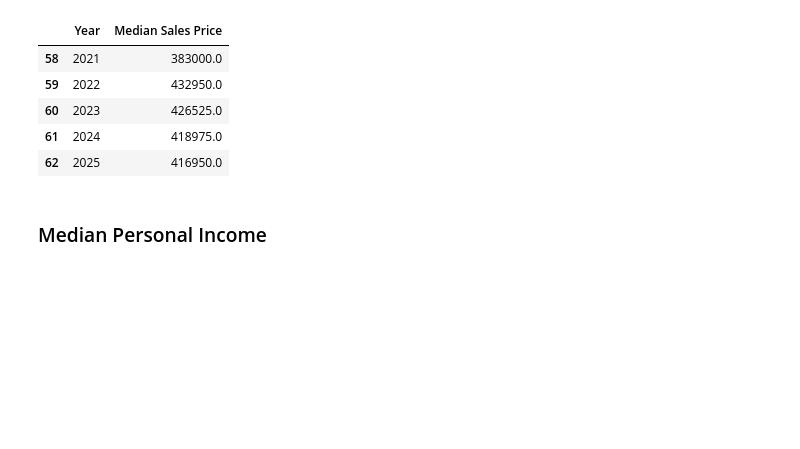
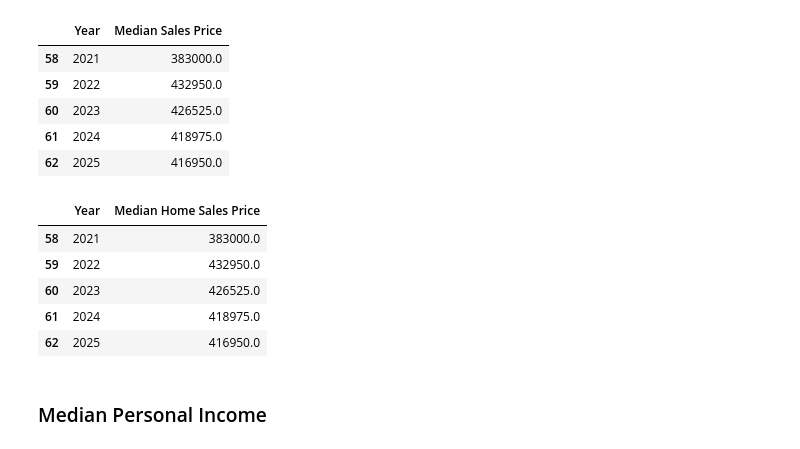
Before and after one commit to wallscreet/gov-data, a Jupyter notebook: notebook.ipynb, the cells around one changed output. Cells and saved outputs as stored; diff of their text form; code cells hidden in the pictures; blank space fills up the shorter version.

```diff
--- a/notebook.ipynb
+++ b/notebook.ipynb
@@ -95,6 +95,18 @@ df_home_median_prices_annual.tail()
 | 60 | 2023 | 426525.0 |
 | 61 | 2024 | 418975.0 |
 | 62 | 2025 | 416950.0 |
+# %%
+from datasets import get_median_home_prices
+
+df = get_median_home_prices()
+df.tail()
+# %% [output]
+|  | Year | Median Home Sales Price |
+| 58 | 2021 | 383000.0 |
+| 59 | 2022 | 432950.0 |
+| 60 | 2023 | 426525.0 |
+| 61 | 2024 | 418975.0 |
+| 62 | 2025 | 416950.0 |
 # %% [markdown]
 ### Median Personal Income
 # %%
```
Also changed, not shown: parts of 4 cells of this notebook, 5 other files.
